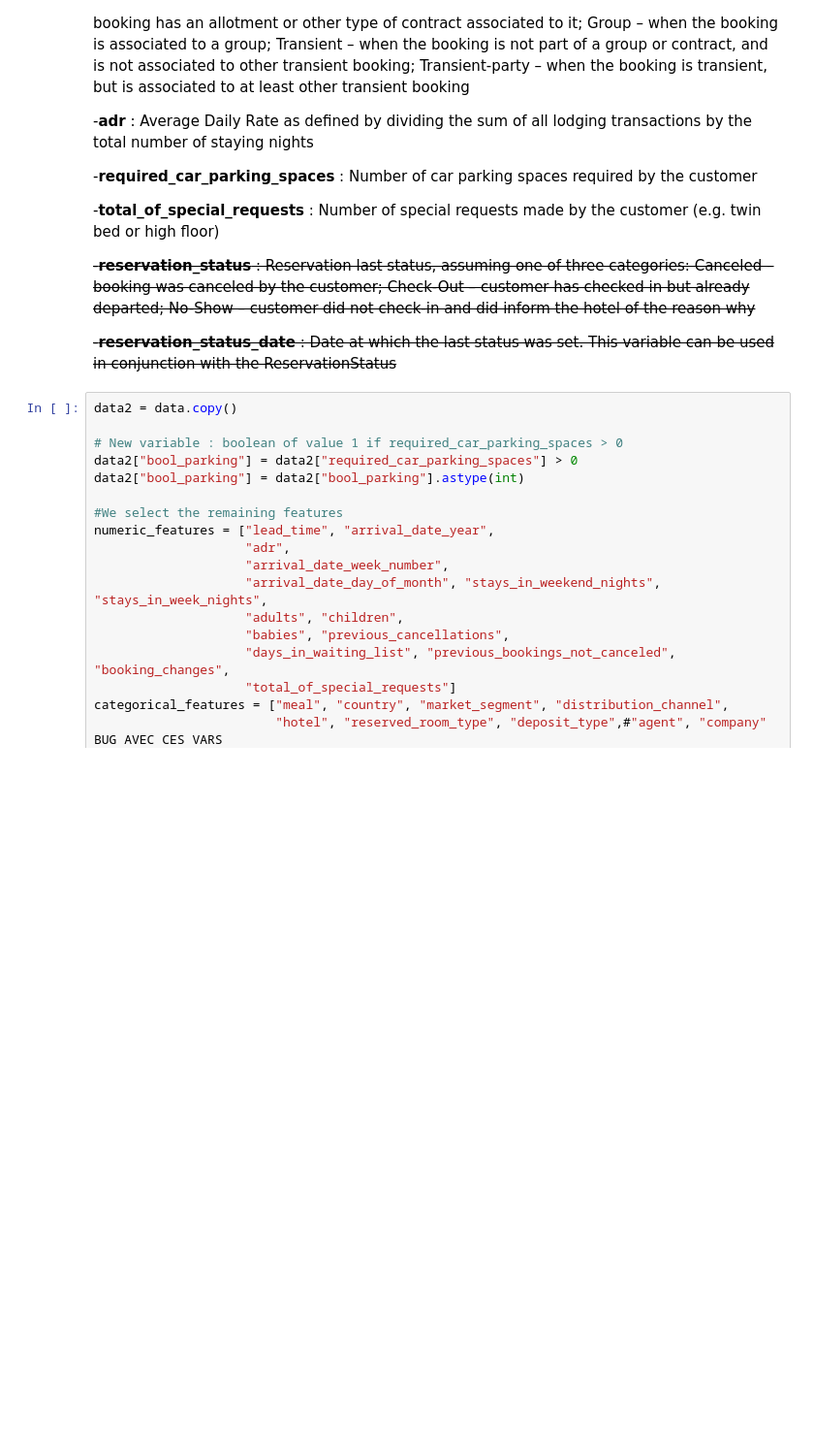
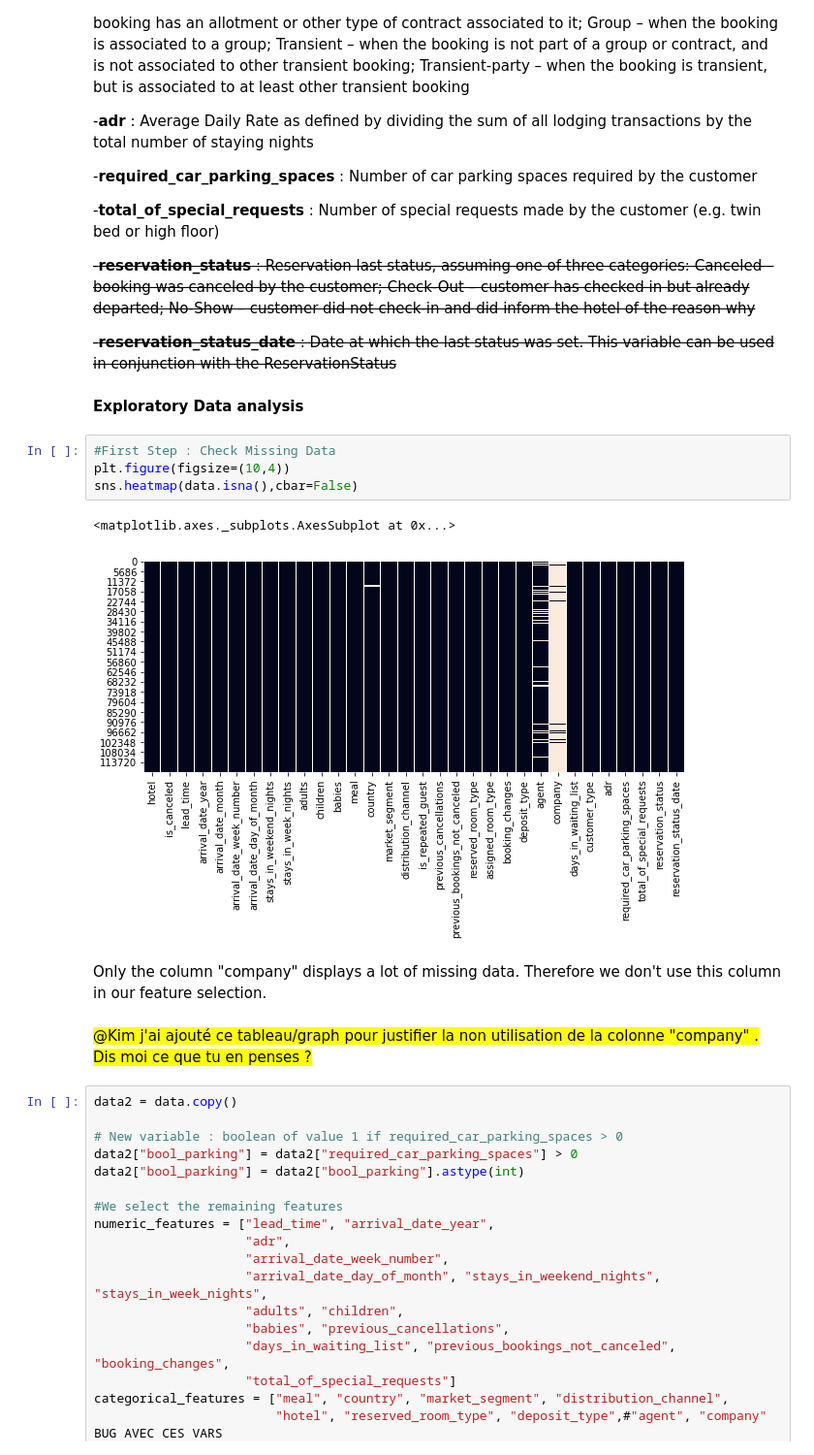
Before and after one commit to ARKEnsae/DM_ML_3A, a Jupyter notebook: TP2/TP2_KA_IB.ipynb, the cells around one changed output. Shown at 97% size. Drawn from its saved outputs; the diff is of its cells as text; blank space fills up the shorter version.

```diff
--- a/TP2/TP2_KA_IB.ipynb
+++ b/TP2/TP2_KA_IB.ipynb
@@ -755,6 +760,21 @@ We first **delete** from the dataset **4 features** that cannot be observed at t
 <s>-**reservation_status** : Reservation last status, assuming one of three categories: Canceled – booking was canceled by the customer; Check-Out – customer has checked in but already departed; No-Show – customer did not check-in and did inform the hotel of the reason why</s>
 
 <s>-**reservation_status_date** : Date at which the last status was set. This variable can be used in conjunction with the ReservationStatus</s>
+# %% [markdown]
+**Exploratory Data analysis**
+# %%
+#First Step : Check Missing Data
+plt.figure(figsize=(10,4))
+sns.heatmap(data.isna(),cbar=False)
+# %% [output]
+<matplotlib.axes._subplots.AxesSubplot at 0x...>
+[figure, added]
+# %% [markdown]
+Only the column "company" displays a lot of missing data.
+Therefore we don't use this column in our feature selection.
+# %% [markdown]
+<mark>@Kim j'ai ajouté ce tableau/graph pour justifier la non utilisation de la colonne "company"
+. Dis moi ce que tu en penses ?</mark>
 # %%
 data2 = data.copy()
 
```
Also changed, not shown: parts of 22 cells of this notebook.
